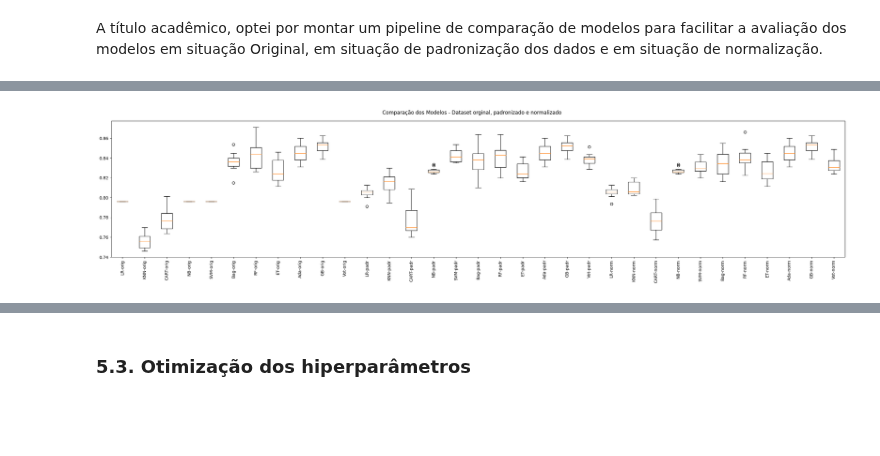
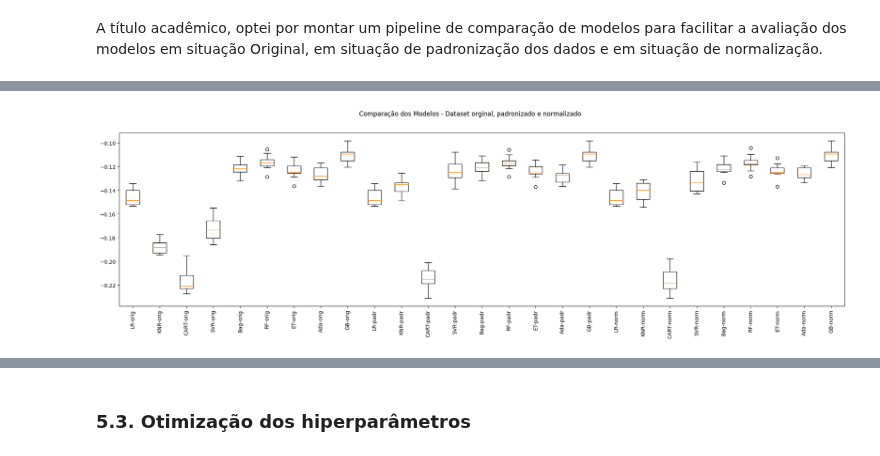
Before and after one commit to zulatopaula/MVP_CD_BankChurn, a Jupyter notebook: PZ_MVP_CD_BankChurn_ML_FinalVersion2.ipynb, the cells around one changed output, grey strips where cells are left out. Drawn from its saved outputs; the diff is of its cells as text; code cells hidden in the pictures; blank space fills up the shorter version.

```diff
--- a/PZ_MVP_CD_BankChurn_ML_FinalVersion2.ipynb
+++ b/PZ_MVP_CD_BankChurn_ML_FinalVersion2.ipynb
@@ -504,17 +479,16 @@ Usei aqui a estratégia train-test-split considerando 80% do conjunto de dados p
 # %% [markdown]
 A validação cruzada é uma técnica de avaliação de modelo e treinamento que divide os dados em várias partições e treina vários algoritmos nessas partições. Essa técnica melhora a robustez do modelo mantendo os dados do processo de treinamento. A título acadêmico, utilizei aqui mais abaixo uma validação cruzada com o métoco K-Fold.
 # %%
-test_size = 0.20 # tamanho do conjunto de teste
-seed = 7 # semente aleatória
+test_size = 0.20  # tamanho do conjunto de teste
+seed = 7  # semente aleatória
 
 # Separação em conjuntos de treino e teste
 array = novodataset.values
-X = array[:,0:9]
-y = array[:,9]
-X_train, X_test, y_train, y_test = train_test_split(X, y,
-    test_size=test_size, shuffle=True, random_state=seed, stratify=y) # holdout com estratificação
+X = array[:, 0:9]
+y = array[:, 9]
+X_train, X_test, y_train, y_test = train_test_split(X, y, test_size=test_size, random_state=seed)
 
 # Parâmetros e partições da validação cruzada
-scoring = 'accuracy'
+scoring = 'neg_mean_squared_error'
 num_particoes = 10
-kfold = StratifiedKFold(n_splits=num_particoes, shuffle=True, random_state=seed) # validação cruzada com estratificação
+kfold = KFold(n_splits=num_particoes, shuffle=True, random_state=seed)  # validação cruzada regular em vez de estratificação (já que é um problema de regressão)
@@ -603,17 +573,15 @@ names = []
 # Criando os elementos do pipeline
 
 # Algoritmos que serão utilizados
-reg_log = ('LR', LogisticRegression(max_iter=200))
-knn = ('KNN', KNeighborsClassifier())
-cart = ('CART', DecisionTreeClassifier())
-naive_bayes = ('NB', GaussianNB())
-svm = ('SVM', SVC())
-bagging = ('Bag', BaggingClassifier(base_estimator=base, n_estimators=num_trees))
-random_forest = ('RF', RandomForestClassifier(n_estimators=num_trees, max_features=max_features))
-extra_trees = ('ET', ExtraTreesClassifier(n_estimators=num_trees, max_features=max_features))
-adaboost = ('Ada', AdaBoostClassifier(n_estimators=num_trees))
-gradient_boosting = ('GB', GradientBoostingClassifier(n_estimators=num_trees))
-voting = ('Voting', VotingClassifier(bases))
+reg_lin = ('LR', LinearRegression())
+knn = ('KNR', KNeighborsRegressor())
+cart = ('CART', DecisionTreeRegressor())
+svm = ('SVR', SVR())
+bagging = ('Bag', BaggingRegressor(base_estimator=base, n_estimators=num_trees))
+random_forest = ('RF', RandomForestRegressor(n_estimators=num_trees, max_features=max_features))
+extra_trees = ('ET', ExtraTreesRegressor(n_estimators=num_trees, max_features=max_features))
+adaboost = ('Ada', AdaBoostRegressor(n_estimators=num_trees))
+gradient_boosting = ('GB', GradientBoostingRegressor(n_estimators=num_trees))
 
 # Transformações que serão utilizadas
 standard_scaler = ('StandardScaler', StandardScaler())
@@ -623,43 +591,37 @@ min_max_scaler = ('MinMaxScaler', MinMaxScaler())
 # Montando os pipelines
 
 # Dataset original
-pipelines.append(('LR-orig', Pipeline([reg_log])))
-pipelines.append(('KNN-orig', Pipeline([knn])))
+pipelines.append(('LR-orig', Pipeline([reg_lin])))
+pipelines.append(('KNR-orig', Pipeline([knn])))
 pipelines.append(('CART-orig', Pipeline([cart])))
-pipelines.append(('NB-orig', Pipeline([naive_bayes])))
-pipelines.append(('SVM-orig', Pipeline([svm])))
+pipelines.append(('SVR-orig', Pipeline([svm])))
 pipelines.append(('Bag-orig', Pipeline([bagging])))
 pipelines.append(('RF-orig', Pipeline([random_forest])))
 pipelines.append(('ET-orig', Pipeline([extra_trees])))
 pipelines.append(('Ada-orig', Pipeline([adaboost])))
 pipelines.append(('GB-orig', Pipeline([gradient_boosting])))
-pipelines.append(('Vot-orig', Pipeline([voting])))
 
 # Dataset Padronizado
-pipelines.append(('LR-padr', Pipeline([standard_scaler, reg_log])))
-pipelines.append(('KNN-padr', Pipeline([standard_scaler, knn])))
+pipelines.append(('LR-padr', Pipeline([standard_scaler, reg_lin])))
+pipelines.append(('KNR-padr', Pipeline([standard_scaler, knn])))
 pipelines.append(('CART-padr', Pipeline([standard_scaler, cart])))
-pipelines.append(('NB-padr', Pipeline([standard_scaler, naive_bayes])))
-pipelines.append(('SVM-padr', Pipeline([standard_scaler, svm])))
+pipelines.append(('SVR-padr', Pipeline([standard_scaler, svm])))
 pipelines.append(('Bag-padr', Pipeline([standard_scaler, bagging])))
 pipelines.append(('RF-padr', Pipeline([standard_scaler, random_forest])))
 pipelines.append(('ET-padr', Pipeline([standard_scaler, extra_trees])))
 pipelines.append(('Ada-padr', Pipeline([standard_scaler, adaboost])))
 pipelines.append(('GB-padr', Pipeline([standard_scaler, gradient_boosting])))
-pipelines.append(('Vot-padr', Pipeline([standard_scaler, voting])))
 
 # Dataset Normalizado
-pipelines.append(('LR-norm', Pipeline([min_max_scaler, reg_log])))
-pipelines.append(('KNN-norm', Pipeline([min_max_scaler, knn])))
+pipelines.append(('LR-norm', Pipeline([min_max_scaler, reg_lin])))
+pipelines.append(('KNR-norm', Pipeline([min_max_scaler, knn])))
 pipelines.append(('CART-norm', Pipeline([min_max_scaler, cart])))
-pipelines.append(('NB-norm', Pipeline([min_max_scaler, naive_bayes])))
-pipelines.append(('SVM-norm', Pipeline([min_max_scaler, svm])))
+pipelines.append(('SVR-norm', Pipeline([min_max_scaler, svm])))
 pipelines.append(('Bag-norm', Pipeline([min_max_scaler, bagging])))
 pipelines.append(('RF-norm', Pipeline([min_max_scaler, random_forest])))
 pipelines.append(('ET-norm', Pipeline([min_max_scaler, extra_trees])))
 pipelines.append(('Ada-norm', Pipeline([min_max_scaler, adaboost])))
 pipelines.append(('GB-norm', Pipeline([min_max_scaler, gradient_boosting])))
-pipelines.append(('Vot-norm', Pipeline([min_max_scaler, voting])))
 
 # Executando os pipelines
 for name, model in pipelines:
@@ -697,2 +659,2 @@ Vot-norm: 0.833 (0.008)
-[figure, old version]
+[figure, new version]
 # %% [markdown]
```
Also changed, not shown: parts of 17 cells of this notebook.
